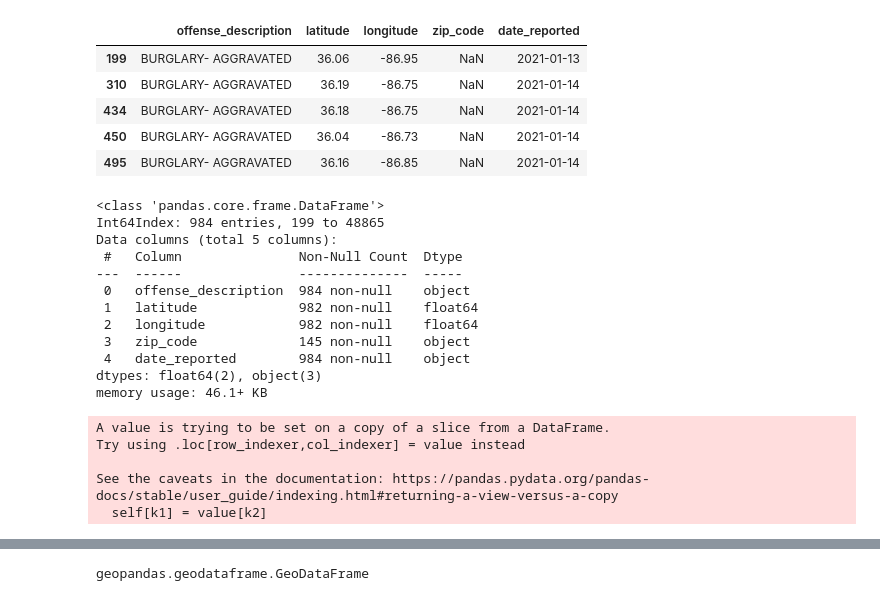
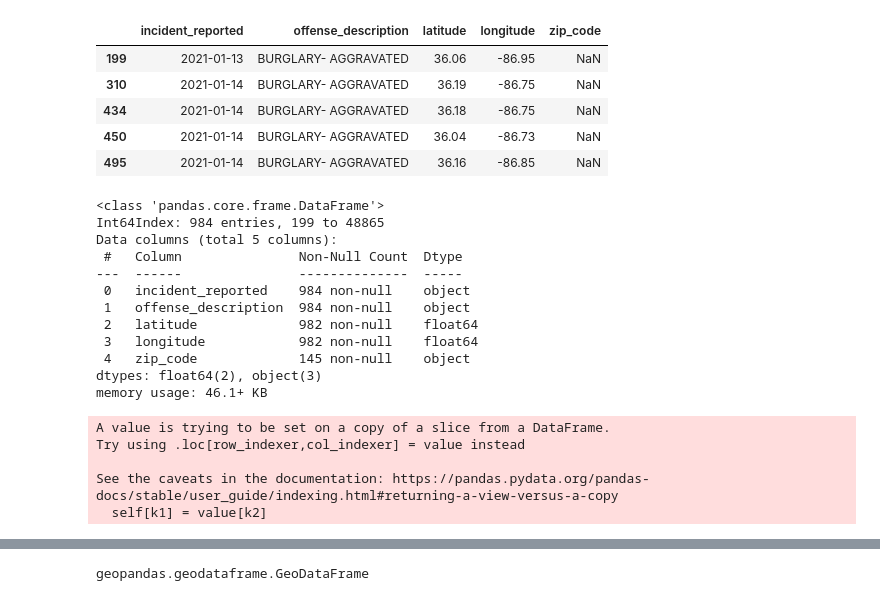
Before and after one commit to nss-data-science-cohort-5/geospatial_api-silver-sharks, a Jupyter notebook: Project2_Group_Conrad.ipynb, the cells around one changed output, grey strips where cells are left out. Drawn from its saved outputs; the diff is of its cells as text; code cells hidden in the pictures.

```diff
--- a/Project2_Group_Conrad.ipynb
+++ b/Project2_Group_Conrad.ipynb
@@ -20,32 +27,33 @@ response = requests.get(endpoint, params)
 # %%
-res = response.json()
-res = pd.DataFrame(res, columns=['incident_reported', 'offense_description', 'latitude', 'longitude', 'zip_code'])
-res['date_reported'] = res['incident_reported'].str.split("T", expand=True)[0]
-res_trimmed = res.drop(columns='incident_reported')
+res_trimmed = pd.DataFrame(res_trimmed, columns=['incident_reported', 'offense_description', 'latitude', 'longitude', 'zip_code'])
+
+res_trimmed['incident_reported'] = res_trimmed['incident_reported'].str.split("T", expand=True)[0]
+
 burglary_reports = res_trimmed[res_trimmed['offense_description'].str.contains('BURGLARY- AGGRAVATED')]
+
 burglary_reports.head()
 # %% [output]
-|  | offense_description | latitude | longitude | zip_code | date_reported |
-| 199 | BURGLARY- AGGRAVATED | 36.06 | -86.95 | NaN | 2021-01-13 |
-| 310 | BURGLARY- AGGRAVATED | 36.19 | -86.75 | NaN | 2021-01-14 |
-| 434 | BURGLARY- AGGRAVATED | 36.18 | -86.75 | NaN | 2021-01-14 |
-| 450 | BURGLARY- AGGRAVATED | 36.04 | -86.73 | NaN | 2021-01-14 |
-| 495 | BURGLARY- AGGRAVATED | 36.16 | -86.85 | NaN | 2021-01-14 |
+|  | incident_reported | offense_description | latitude | longitude | zip_code |
+| 199 | 2021-01-13 | BURGLARY- AGGRAVATED | 36.06 | -86.95 | NaN |
+| 310 | 2021-01-14 | BURGLARY- AGGRAVATED | 36.19 | -86.75 | NaN |
+| 434 | 2021-01-14 | BURGLARY- AGGRAVATED | 36.18 | -86.75 | NaN |
+| 450 | 2021-01-14 | BURGLARY- AGGRAVATED | 36.04 | -86.73 | NaN |
+| 495 | 2021-01-14 | BURGLARY- AGGRAVATED | 36.16 | -86.85 | NaN |
 # %%
 burglary_reports[['latitude', 'longitude']] = burglary_reports[['latitude', 'longitude']].apply(pd.to_numeric);
 
-burglary_reports.info()
+burglary_reports.info();
 # %% [output]
 <class 'pandas.core.frame.DataFrame'>
 Int64Index: 984 entries, 199 to 48865
 Data columns (total 5 columns):
  #   Column               Non-Null Count  Dtype
 ---  ------               --------------  -----
- 0   offense_description  984 non-null    object
- 1   latitude             982 non-null    float64
- 2   longitude            982 non-null    float64
- 3   zip_code             145 non-null    object
- 4   date_reported        984 non-null    object
+ 0   incident_reported    984 non-null    object
+ 1   offense_description  984 non-null    object
+ 2   latitude             982 non-null    float64
+ 3   longitude            982 non-null    float64
+ 4   zip_code             145 non-null    object
 dtypes: float64(2), object(3)
 memory usage: 46.1+ KB
 A value is trying to be set on a copy of a slice from a DataFrame.
```
Also changed, not shown: parts of 15 cells of this notebook.
